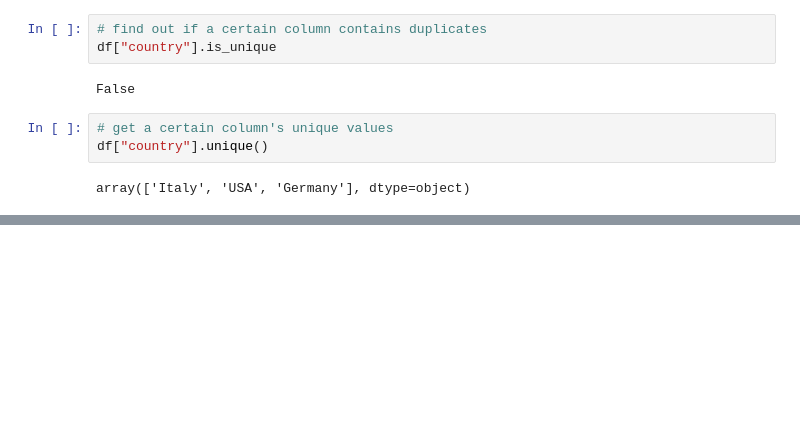
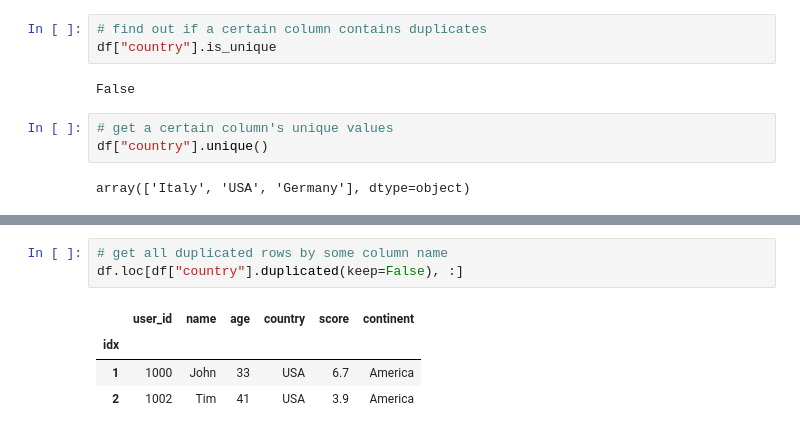
Before and after one commit to Elliot518/data-science, a Jupyter notebook: jupyter/excel/1_basic/read_excel_to_df.ipynb, the cells around one changed output, grey strips where cells are left out. Cells and saved outputs as stored; diff of their text form; blank space fills up the shorter version.

```diff
--- a/jupyter/excel/1_basic/read_excel_to_df.ipynb
+++ b/jupyter/excel/1_basic/read_excel_to_df.ipynb
@@ -114,0 +135,8 @@ array(['Italy', 'USA', 'Germany'], dtype=object)
+# %%
+# get all duplicated rows by some column name
+df.loc[df["country"].duplicated(keep=False), :]
+# %% [output]
+|  | user_id | name | age | country | score | continent |
+| idx |  |  |  |  |  |  |
+| 1 | 1000 | John | 33 | USA | 6.7 | America |
+| 2 | 1002 | Tim | 41 | USA | 3.9 | America |
```
Also changed, not shown: parts of 9 cells of this notebook.
